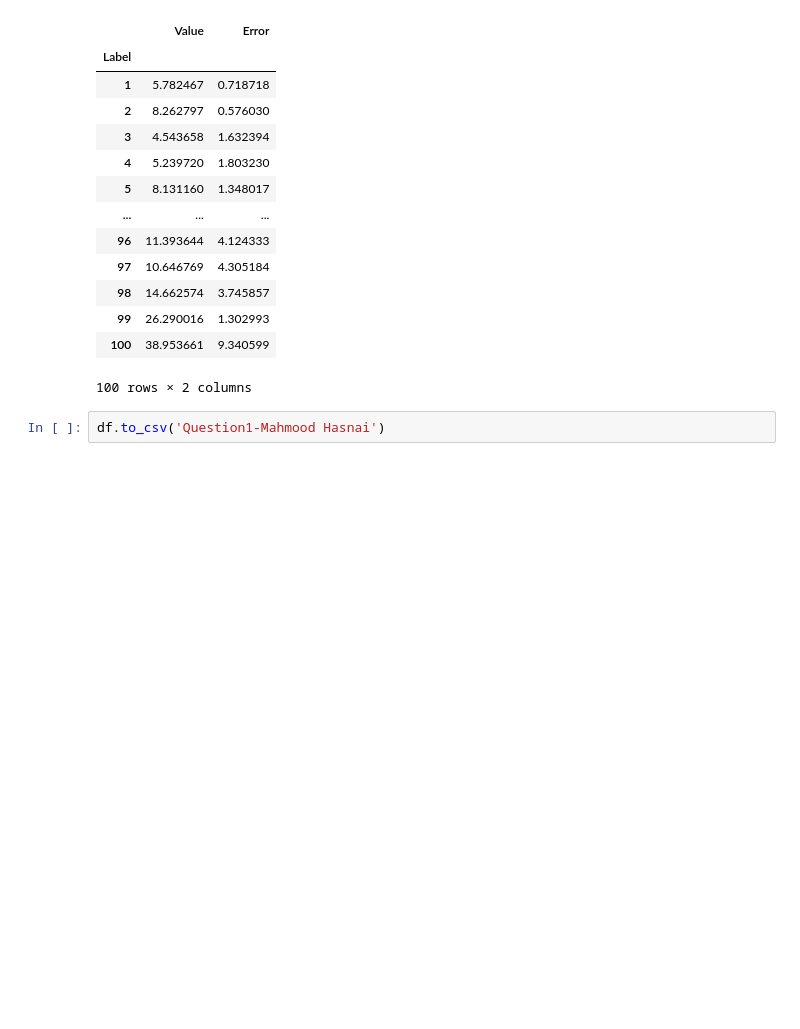
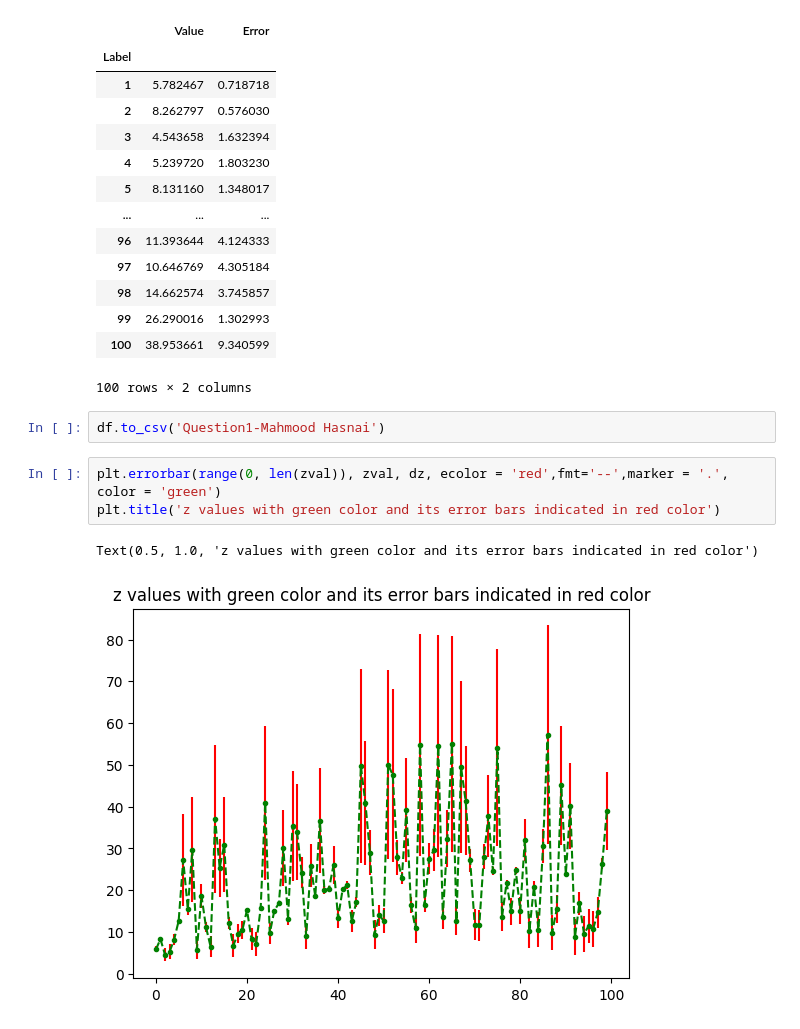
Before and after one commit to MahmoodSpewAfsh/Data-Analysis, a Jupyter notebook: Data Analysis/Question1/Question1.ipynb, the cells around one changed output. Cells and saved outputs as stored; diff of their text form; blank space fills up the shorter version.

```diff
--- a/Data Analysis/Question1/Question1.ipynb
+++ b/Data Analysis/Question1/Question1.ipynb
@@ -119,3 +119,9 @@ df.set_index('Label')
 100 rows × 2 columns
 # %%
 df.to_csv('Question1-Mahmood Hasnai')
+# %%
+plt.errorbar(range(0, len(zval)), zval, dz, ecolor = 'red',fmt='--',marker = '.', color = 'green')
+plt.title('z values with green color and its error bars indicated in red color')
+# %% [output]
+Text(0.5, 1.0, 'z values with green color and its error bars indicated in red color')
+[figure, added]
```
Also changed, not shown: 6 other files.
